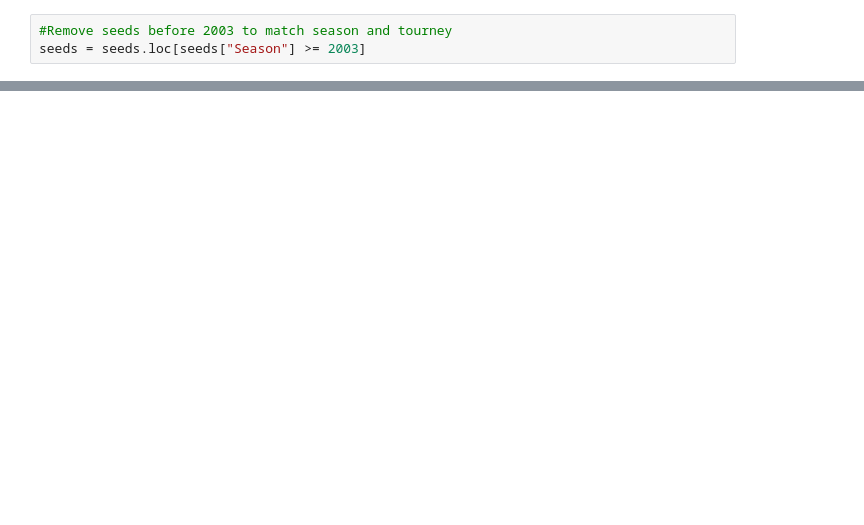
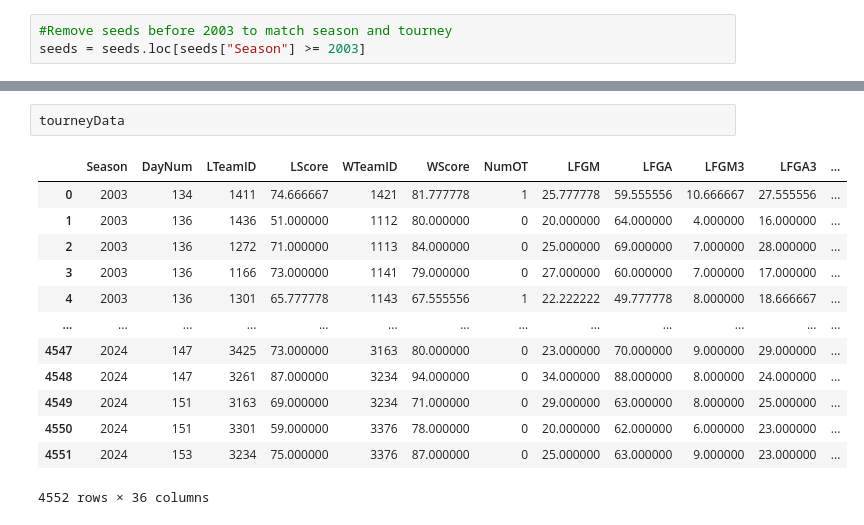
Before and after one commit to jamie07262/INFO-3608-PROJECT, a Jupyter notebook: New_Data_Processor.ipynb, the cells around one changed output, grey strips where cells are left out. Drawn from its saved outputs; the diff is of its cells as text; blank space fills up the shorter version.

```diff
--- a/New_Data_Processor.ipynb
+++ b/New_Data_Processor.ipynb
@@ -142,0 +153,16 @@ seeds
+# %%
+tourneyData
+# %% [output]
+|  | Season | DayNum | LTeamID | LScore | WTeamID | WScore | NumOT | LFGM | LFGA | LFGM3 | LFGA3 | ... |
+| 0 | 2003 | 134 | 1411 | 74.666667 | 1421 | 81.777778 | 1 | 25.777778 | 59.555556 | 10.666667 | 27.555556 | ... |
+| 1 | 2003 | 136 | 1436 | 51.000000 | 1112 | 80.000000 | 0 | 20.000000 | 64.000000 | 4.000000 | 16.000000 | ... |
+| 2 | 2003 | 136 | 1272 | 71.000000 | 1113 | 84.000000 | 0 | 25.000000 | 69.000000 | 7.000000 | 28.000000 | ... |
+| 3 | 2003 | 136 | 1166 | 73.000000 | 1141 | 79.000000 | 0 | 27.000000 | 60.000000 | 7.000000 | 17.000000 | ... |
+| 4 | 2003 | 136 | 1301 | 65.777778 | 1143 | 67.555556 | 1 | 22.222222 | 49.777778 | 8.000000 | 18.666667 | ... |
+| ... | ... | ... | ... | ... | ... | ... | ... | ... | ... | ... | ... | ... |
+| 4547 | 2024 | 147 | 3425 | 73.000000 | 3163 | 80.000000 | 0 | 23.000000 | 70.000000 | 9.000000 | 29.000000 | ... |
+| 4548 | 2024 | 147 | 3261 | 87.000000 | 3234 | 94.000000 | 0 | 34.000000 | 88.000000 | 8.000000 | 24.000000 | ... |
+| 4549 | 2024 | 151 | 3163 | 69.000000 | 3234 | 71.000000 | 0 | 29.000000 | 63.000000 | 8.000000 | 25.000000 | ... |
+| 4550 | 2024 | 151 | 3301 | 59.000000 | 3376 | 78.000000 | 0 | 20.000000 | 62.000000 | 6.000000 | 23.000000 | ... |
+| 4551 | 2024 | 153 | 3234 | 75.000000 | 3376 | 87.000000 | 0 | 25.000000 | 63.000000 | 9.000000 | 23.000000 | ... |
+4552 rows × 36 columns
```
Also changed, not shown: parts of 11 cells of this notebook.
